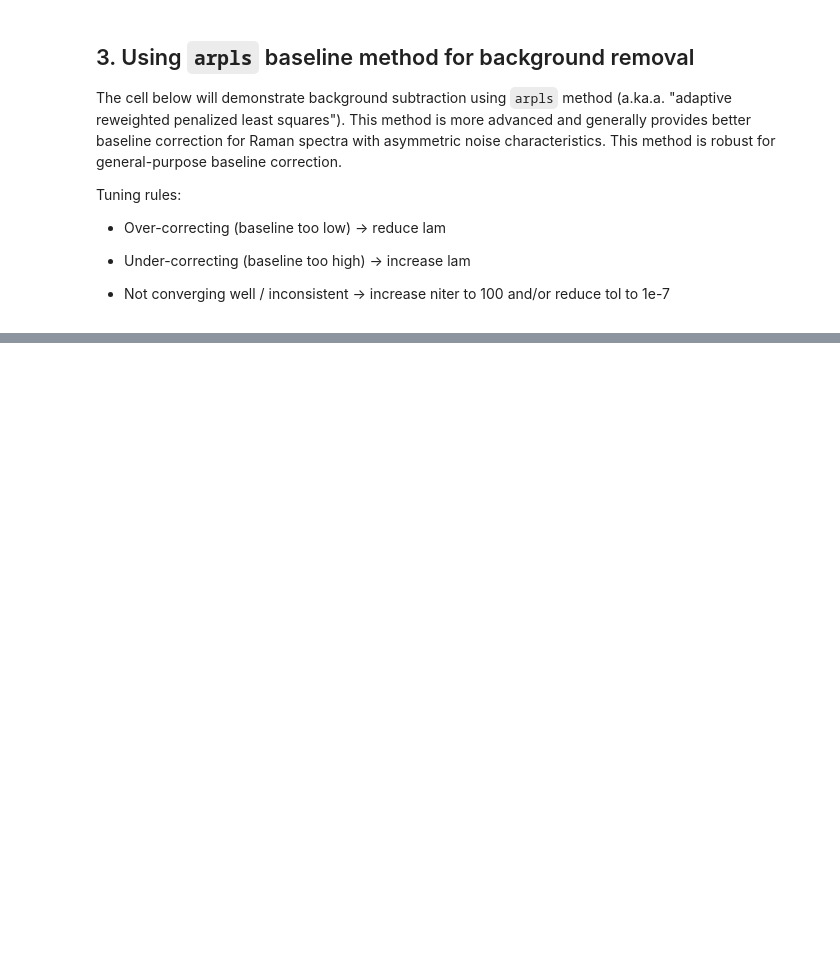
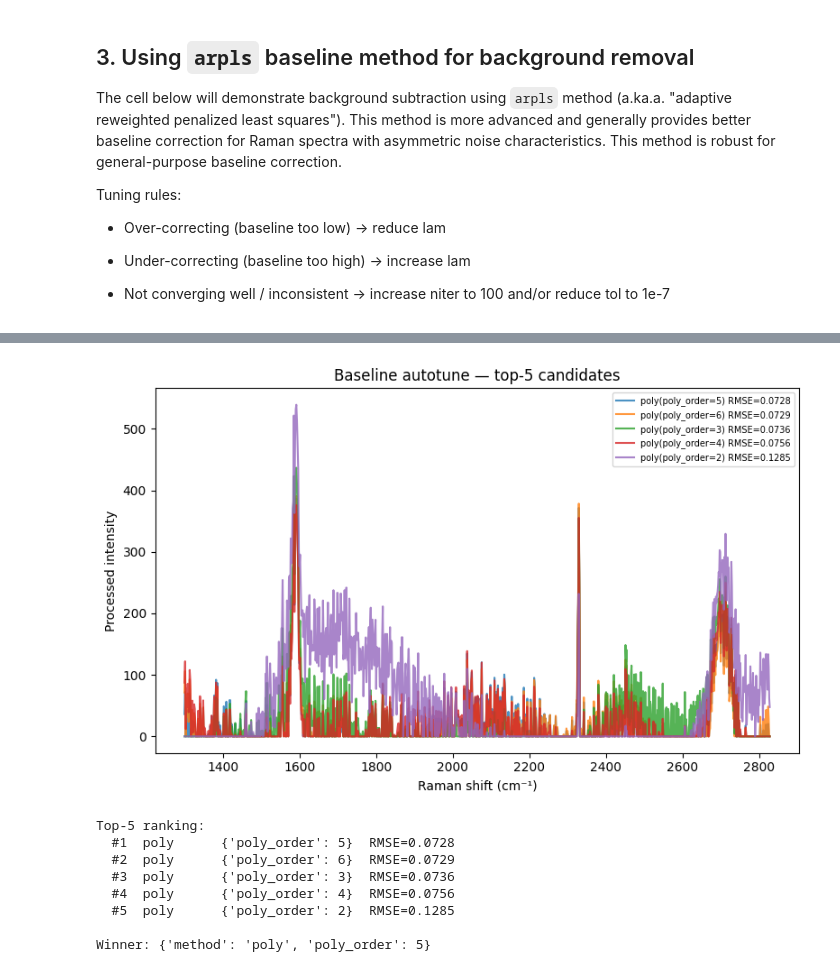
Before and after one commit to barry063/RamanPL_2D, a Jupyter notebook: example-usage/Ramanfit/Raman_background-remove.ipynb, the cells around one changed output, grey strips where cells are left out. Saved outputs shown, nothing was run; the diff lists cells and outputs as text; code cells hidden in the pictures; blank space fills up the shorter version.

```diff
--- a/example-usage/Ramanfit/Raman_background-remove.ipynb
+++ b/example-usage/Ramanfit/Raman_background-remove.ipynb
@@ -309,0 +387,51 @@ Normalized Residual: 0.8588 (0 = perfect fit)
+# %%
+from ramanpl import RamanFit
+
+spectra, wavenumber = RamanFit.DataImporter.data_import(
+    filename='Raman Sample 532nm 2L-Graphene.txt',
+    x_range=(1300, 2900),
+)
+
+fit_auto = RamanFit.RamanFit(
+    spectra, wavenumber,
+    materials=['2L-Gr'],
+    substrate=None,
+    normalize=False,
+    background_remove=True,
+    baseline_method={"method": "poly", "poly_order": 4},
+    smoothing=True,
+    smooth_order=8,
+)
+fit_auto.update_bounds(
+    **{
+        '2D-1B': ([2600, 0, 0], [2620, 10, 10]),
+        '2D-1A': ([2620, 0, 0], [2650, 10, 20]),
+        '2D-2A': ([2650, 0, 0], [2700, 10, 20]),
+        '2D-2B': ([2700, 0, 0], [2720, 10, 10]),
+    }
+)
+fit_auto.remove_peaks('D')
+
+# Score a focused grid: poly orders + two airpls lam values
+result = fit_auto.autotune_baseline(
+    method_grids={
+        "poly":   {"poly_order": [1, 2, 3, 4, 5, 6]},
+        "airpls": {"lam": [1e-1, 1e0, 1e2, 1e3, 1e4, 1e5], "niter": [50]},
+    },
+    plot=True,
+)
+
+print("Top-5 ranking:")
+for rank, entry in enumerate(result.ranking[:5], start=1):
+    print(f"  #{rank}  {entry['method']:8s}  {entry['kwargs']}  RMSE={entry['rmse']:.4f}")
+print("\nWinner:", result.winner)
+# %% [output]
+[figure, added]
+Top-5 ranking:
+  #1  poly      {'poly_order': 5}  RMSE=0.0728
+  #2  poly      {'poly_order': 6}  RMSE=0.0729
+  #3  poly      {'poly_order': 3}  RMSE=0.0736
+  #4  poly      {'poly_order': 4}  RMSE=0.0756
+  #5  poly      {'poly_order': 2}  RMSE=0.1285
+
+Winner: {'method': 'poly', 'poly_order': 5}
```
Also changed, not shown: parts of 12 cells of this notebook, 24 other files.
